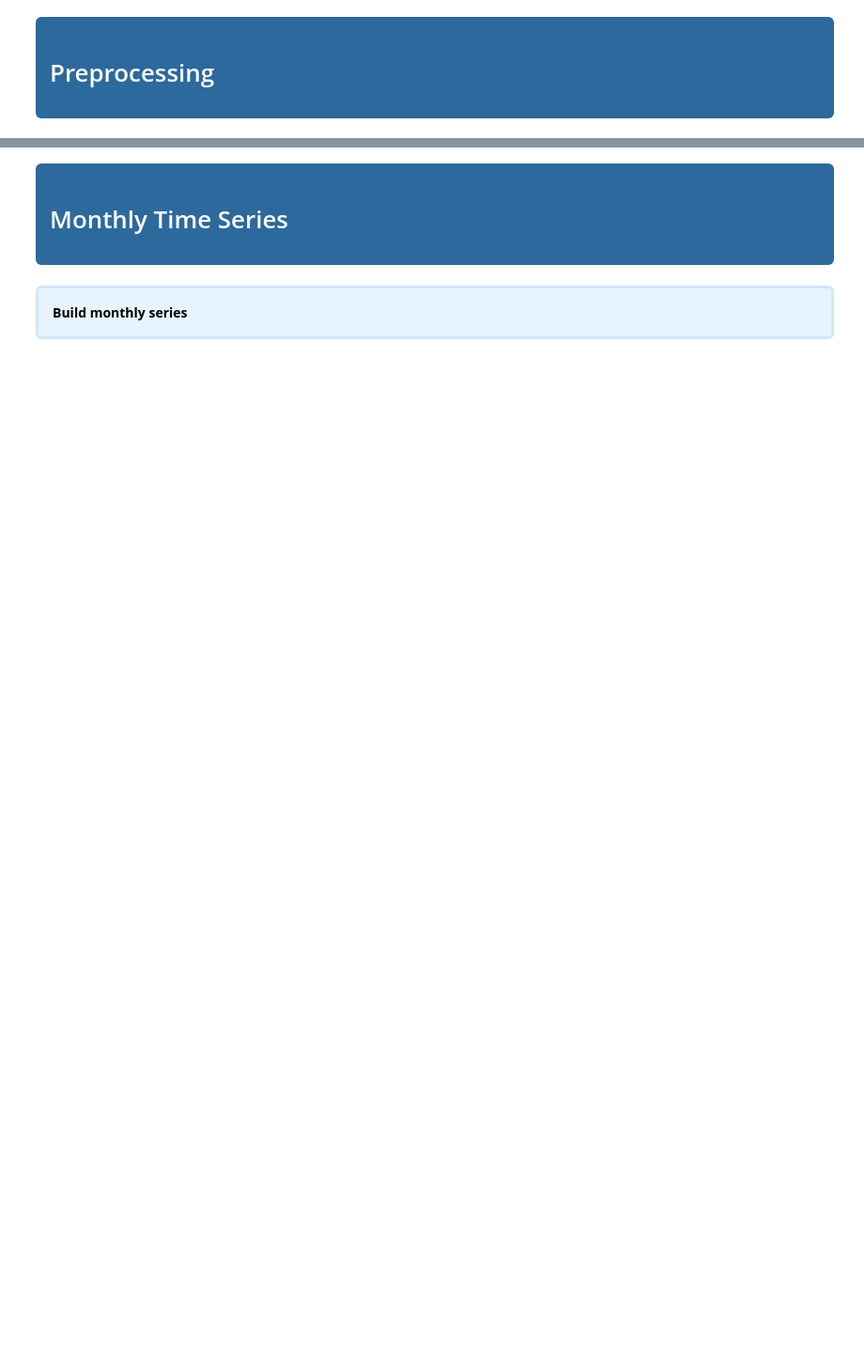
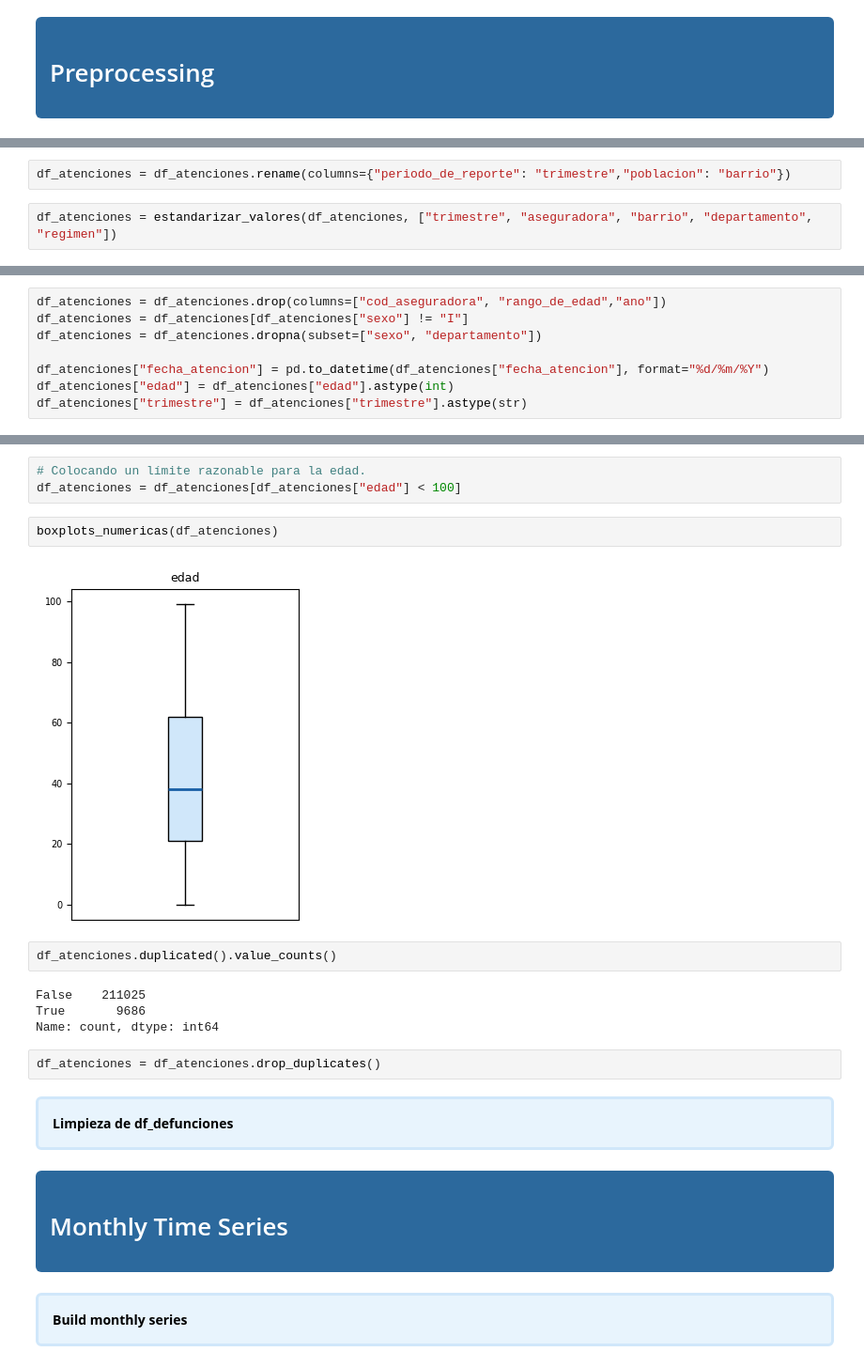
Before and after one commit to JeroHoyos/p-REDbloodDON, a Jupyter notebook: notebooks/1_eda_and_preprocessing.ipynb, the cells around one changed output, grey strips where cells are left out. Shown at 94% size. Cells and saved outputs as stored; diff of their text form; blank space fills up the shorter version.

```diff
--- a/notebooks/1_eda_and_preprocessing.ipynb
+++ b/notebooks/1_eda_and_preprocessing.ipynb
@@ -189,0 +434,4 @@ poblacion.to_csv("poblacion_unido.csv", index=False)
+# %%
+df_atenciones = df_atenciones.rename(columns={"periodo_de_reporte": "trimestre","poblacion": "barrio"})
+# %%
+df_atenciones = estandarizar_valores(df_atenciones, ["trimestre", "aseguradora", "barrio", "departamento", "regimen"])
@@ -189,0 +460,8 @@ poblacion.to_csv("poblacion_unido.csv", index=False)
+# %%
+df_atenciones = df_atenciones.drop(columns=["cod_aseguradora", "rango_de_edad","ano"])
+df_atenciones = df_atenciones[df_atenciones["sexo"] != "I"]
+df_atenciones = df_atenciones.dropna(subset=["sexo", "departamento"])
+
+df_atenciones["fecha_atencion"] = pd.to_datetime(df_atenciones["fecha_atencion"], format="%d/%m/%Y")
+df_atenciones["edad"] = df_atenciones["edad"].astype(int)
+df_atenciones["trimestre"] = df_atenciones["trimestre"].astype(str)
@@ -190,3 +480,22 @@ poblacion.to_csv("poblacion_unido.csv", index=False)
+# %%
+# Colocando un límite razonable para la edad.
+df_atenciones = df_atenciones[df_atenciones["edad"] < 100]
+# %%
+boxplots_numericas(df_atenciones)
+# %% [output]
+[figure, added]
+# %%
+df_atenciones.duplicated().value_counts()
+# %% [output]
+False    211025
+True       9686
+Name: count, dtype: int64
+# %%
+df_atenciones = df_atenciones.drop_duplicates()
+# %% [markdown]
+<div style="background-color:#e8f4fd; padding:15px; border:3px solid #d0e7fa; border-radius:6px;">
+    <strong style="color:#000000;">Limpieza de df_defunciones</strong>
+</div>
 # %% [markdown]
 <div style="background-color:#2c699d; color:white; padding:15px; border-radius:6px;">
     <h1 style="margin:0px">Monthly Time Series</h1>
```
Also changed, not shown: parts of 40 cells of this notebook, 7 other files.
